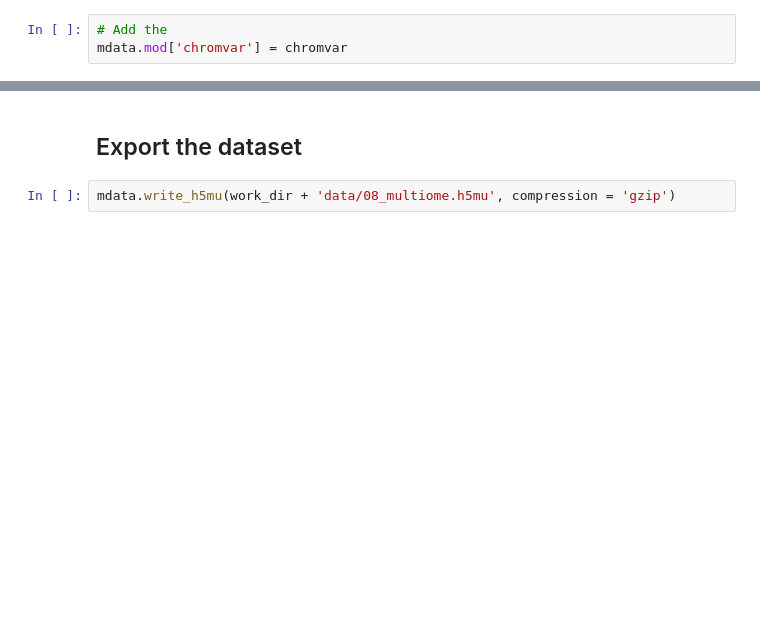
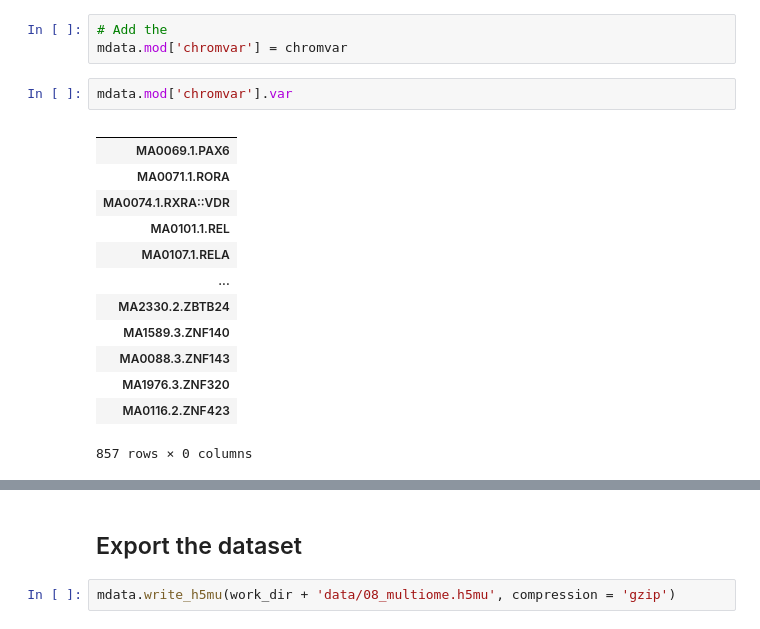
Before and after one commit to NIH-CARD/scMAVERICS, a Jupyter notebook: doc_notebooks/multiome.ipynb, the cells around one changed output, grey strips where cells are left out. Cells and saved outputs as stored; diff of their text form; blank space fills up the shorter version.

```diff
--- a/doc_notebooks/multiome.ipynb
+++ b/doc_notebooks/multiome.ipynb
@@ -505,6 +510,22 @@ chromvar
 # %%
 # Add the
 mdata.mod['chromvar'] = chromvar
+# %%
+mdata.mod['chromvar'].var
+# %% [output]
+|  |
+| MA0069.1.PAX6 |
+| MA0071.1.RORA |
+| MA0074.1.RXRA::VDR |
+| MA0101.1.REL |
+| MA0107.1.RELA |
+| ... |
+| MA2330.2.ZBTB24 |
+| MA1589.3.ZNF140 |
+| MA0088.3.ZNF143 |
+| MA1976.3.ZNF320 |
+| MA0116.2.ZNF423 |
+857 rows × 0 columns
 # %%
 mu.pl.umap(
     mdata,
```
Also changed, not shown: parts of 3 cells of this notebook, 9 other files.
